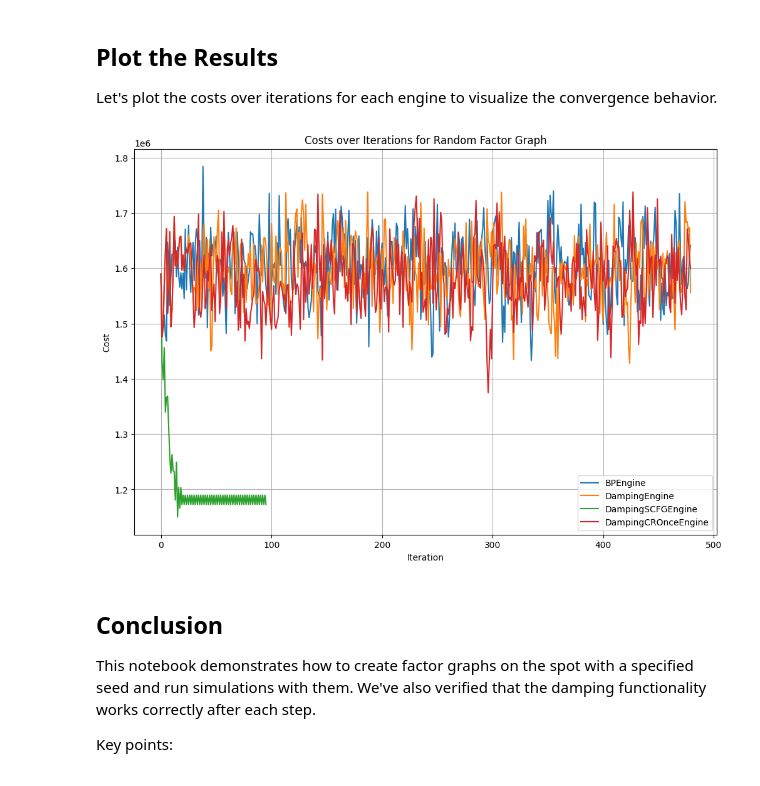
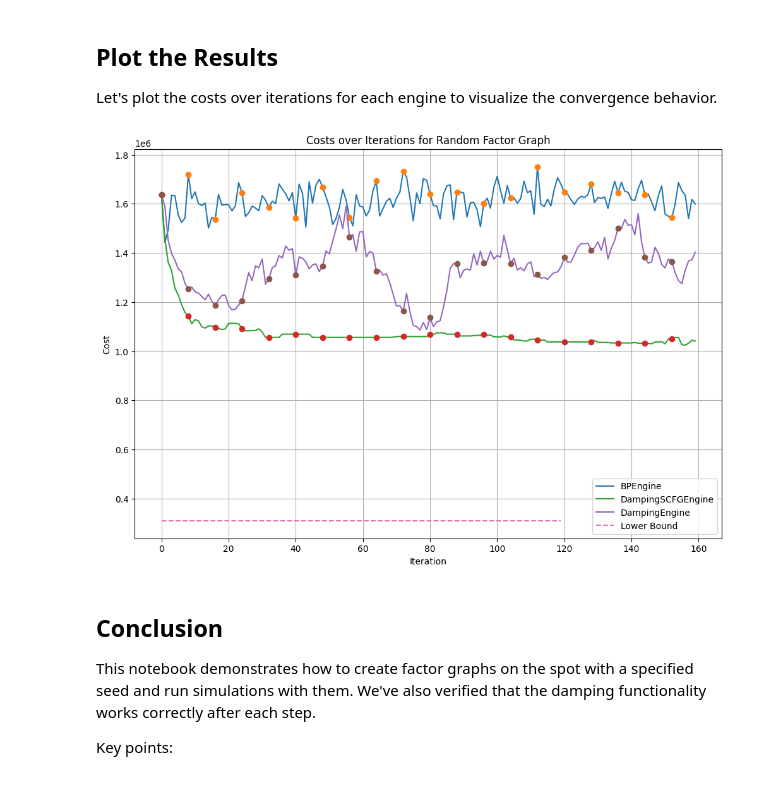
Before and after one commit to OrMullerHahitti/Belief-Propagation-Simulator, a Jupyter notebook: run_simulation.ipynb, the cells around one changed output. Drawn from its saved outputs; the diff is of its cells as text; code cells hidden in the pictures.

```diff
--- a/run_simulation.ipynb
+++ b/run_simulation.ipynb
@@ -129,10 +129,11 @@ for i in range(1):
 
 Now we'll run simulations with the created factor graphs using different engines, including the DampingEngine to demonstrate that damping works correctly after each step.
 # %%
+from utils.fg_utils import get_bound
 from policies.convergance import ConvergenceConfig
 
 
-def run_simulations(factor_graph, max_iter=60):
+def run_simulations(factor_graph, max_iter=20):
     """
     Run simulations with different engines on the given factor graph.
 
@@ -144,28 +145,39 @@ def run_simulations(factor_graph, max_iter=60):
         dict: Dictionary mapping engine names to their costs over iterations
     """
     # Create engines
-    engines = [BPEngine, DampingEngine,DampingSCFGEngine,DampingCROnceEngine]
+    engines = [BPEngine,DampingSCFGEngine,DampingEngine]
 
 
     # Run simulations
     results = {str(engine.__name__): [] for engine in engines}
     for graph in factor_graph:
+        lb = get_bound(graph)
+        print(lb)
         for engine in engines:
             import pickle
+            import cProfile
+            import pstats
             engine = engine(factor_graph=pickle.loads(pickle.dumps(graph)),normalize=True,convergence_config=ConvergenceConfig(),monitor_performance=True)
             print(f"Running simulation with {engine.__class__.__name__}...")
+            profiler = cProfile.Profile()
+            profiler.enable()
             engine.run(max_iter=max_iter, save_json=False, save_csv=False)
+            profiler.disable()
+            stats = pstats.Stats(profiler)
+            stats.sort_stats('cumulative')
+            stats.print_stats(20)
+
             results[str(engine.__class__.__name__)].append(engine.history.costs)
 
             print(f"Completed simulation with {engine.name}. Final cost: {engine.history.costs[-1]}")
 
 
-    return results
+    return [lb]*(max_iter*6),results
 
 
 
 # Run simulations on the random factor graph
 print("\nRunning simulations on random factor graph...")
-random_results = run_simulations(random_fg)
+lb1,random_results = run_simulations(random_fg)
 # %% [output]
 Running simulations on random factor graph...
@@ -184,33 +204,33 @@ Let's plot the costs over iterations for each engine to visualize the convergenc
 # %%
 def plot_results(results, title):
     """
     Plot the costs over iterations for each engine.
 
     Args:
         results (dict): Dictionary mapping engine names to their costs over iterations
         title (str): Title for the plot
     """
     plt.figure(figsize=(12, 8))
 
     for engine_name, costs in results.items():
-        # Skip the first 5 costs (initial random costs)
         max_len = max(len(c) for c in costs)
         costs = [c + [c[-1]] * (max_len - len(c)) for c in costs]
         plt.plot(np.average(np.array(costs), axis=0), label=engine_name)
-
+        plt.plot(np.arange(0, max_len, 8), np.array([costs[0][int(i/8)*8] for i in range(0, max_len,8)]),linestyle='',marker='o')
+    plt.plot(lb1,label ="Lower Bound",linestyle='--')
     plt.title(title)
     plt.xlabel('Iteration')
     plt.ylabel('Cost')
     plt.legend()
     plt.grid(True)
     plt.show()
 
 
 
 # Plot results for random factor graph
 plot_results(random_results, "Costs over Iterations for Random Factor Graph")
 # %% [output]
-[figure, old version]
+[figure, new version]
 # %% [markdown]
 ## Conclusion
 
```
Also changed, not shown: parts of 2 cells of this notebook, 10 other files.
